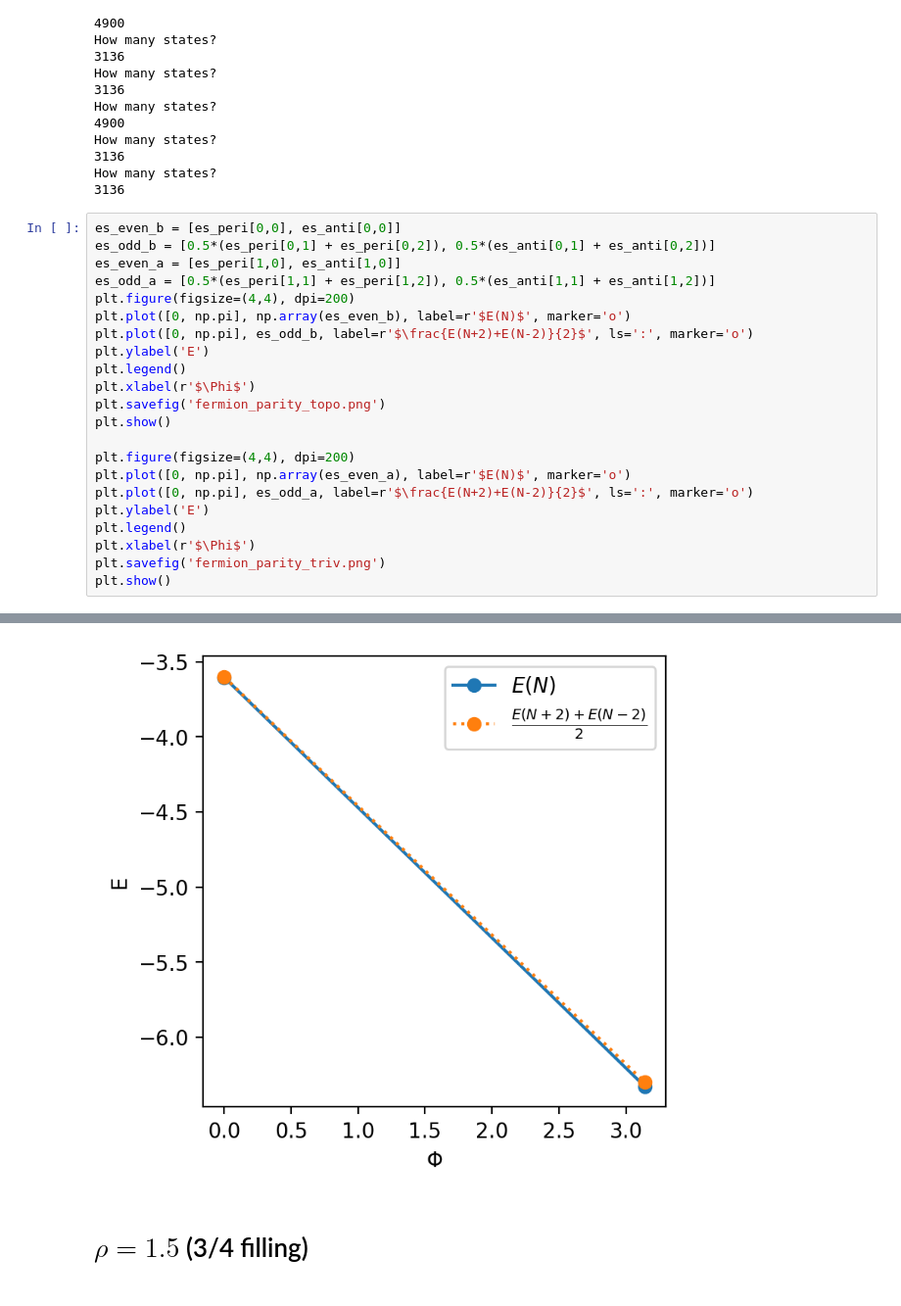
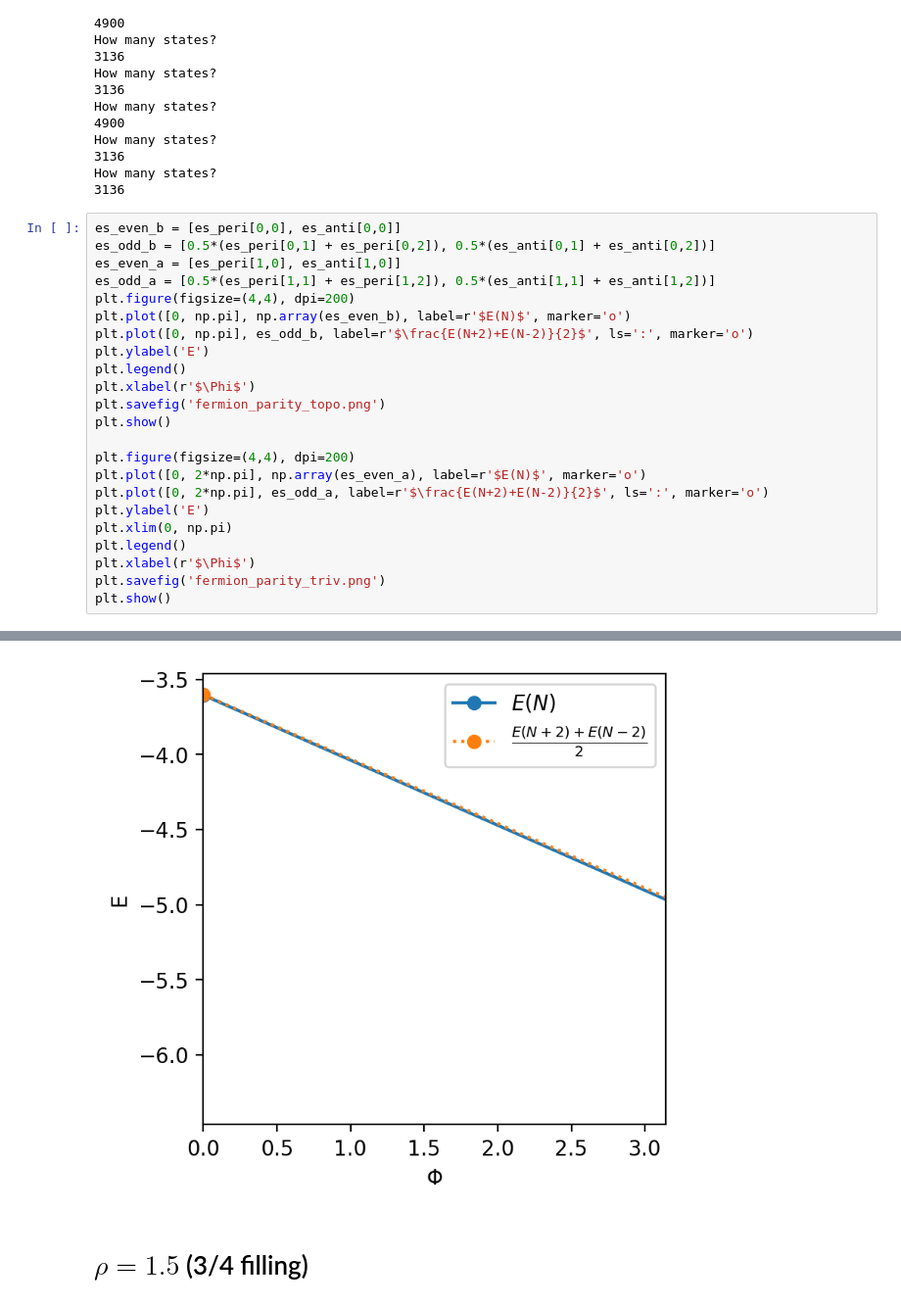
Before and after one commit to wholdhus/so5-richardson-gaudin, a Jupyter notebook: parity_switch_exact.ipynb, the cells around one changed output, grey strips where cells are left out. Shown at 98% size. Cells and saved outputs as stored; diff of their text form.

```diff
--- a/parity_switch_exact.ipynb
+++ b/parity_switch_exact.ipynb
@@ -155,28 +159,29 @@ How many states?
 # %%
 es_even_b = [es_peri[0,0], es_anti[0,0]]
 es_odd_b = [0.5*(es_peri[0,1] + es_peri[0,2]), 0.5*(es_anti[0,1] + es_anti[0,2])]
 es_even_a = [es_peri[1,0], es_anti[1,0]]
 es_odd_a = [0.5*(es_peri[1,1] + es_peri[1,2]), 0.5*(es_anti[1,1] + es_anti[1,2])]
 plt.figure(figsize=(4,4), dpi=200)
 plt.plot([0, np.pi], np.array(es_even_b), label=r'$E(N)$', marker='o')
 plt.plot([0, np.pi], es_odd_b, label=r'$\frac{E(N+2)+E(N-2)}{2}$', ls=':', marker='o')
 plt.ylabel('E')
 plt.legend()
 plt.xlabel(r'$\Phi$')
 plt.savefig('fermion_parity_topo.png')
 plt.show()
 
 plt.figure(figsize=(4,4), dpi=200)
-plt.plot([0, np.pi], np.array(es_even_a), label=r'$E(N)$', marker='o')
-plt.plot([0, np.pi], es_odd_a, label=r'$\frac{E(N+2)+E(N-2)}{2}$', ls=':', marker='o')
+plt.plot([0, 2*np.pi], np.array(es_even_a), label=r'$E(N)$', marker='o')
+plt.plot([0, 2*np.pi], es_odd_a, label=r'$\frac{E(N+2)+E(N-2)}{2}$', ls=':', marker='o')
 plt.ylabel('E')
+plt.xlim(0, np.pi)
 plt.legend()
 plt.xlabel(r'$\Phi$')
 plt.savefig('fermion_parity_triv.png')
 plt.show()
 # %% [output]
 [figure]
-[figure, old version]
+[figure, new version]
 # %% [markdown]
 # $\rho = 1.5$ (3/4 filling)
 # %%
```
Also changed, not shown: parts of 5 cells of this notebook, 5 other files.
